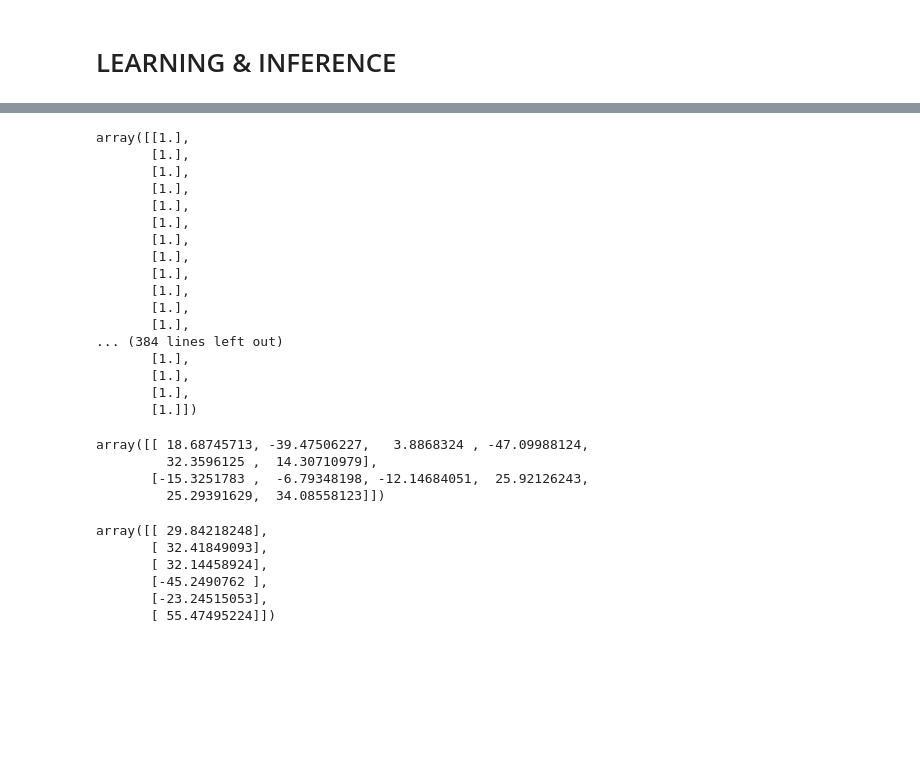
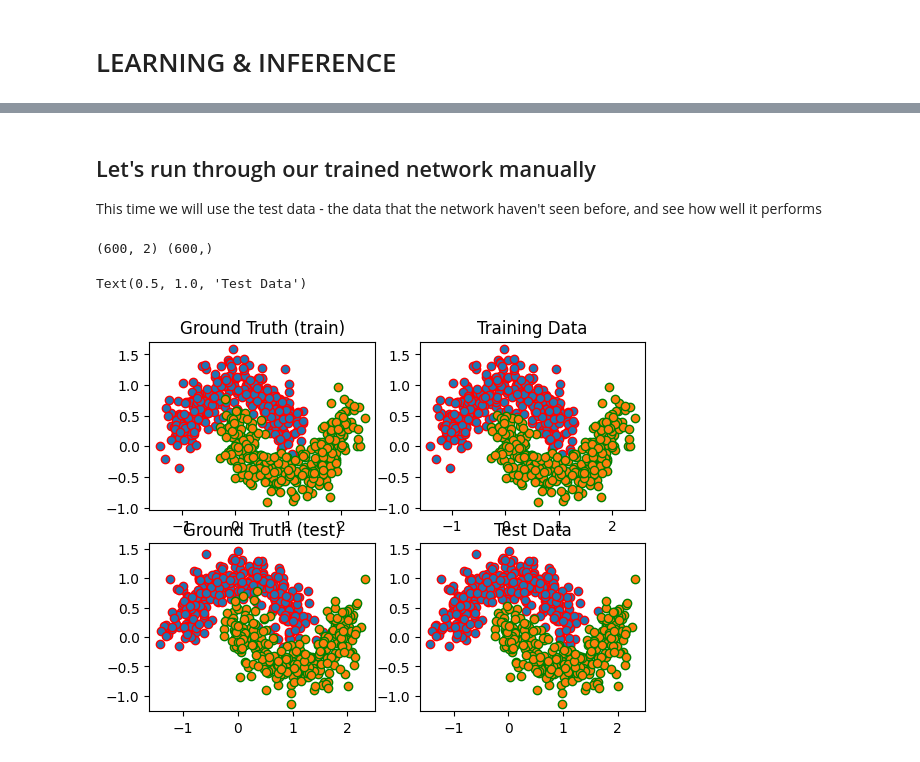
Before and after one commit to agvaniya/jupyter, a Jupyter notebook: ann/neural_nets.ipynb, the cells around one changed output, grey strips where cells are left out. Drawn from its saved outputs; the diff is of its cells as text; code cells hidden in the pictures; blank space fills up the shorter version.

```diff
--- a/ann/neural_nets.ipynb
+++ b/ann/neural_nets.ipynb
@@ -281,36 +174,43 @@ IndexError: index 1 is out of bounds for axis 1 with size 1
-# %%
-probs
-# %% [output]
-array([[1.],
-       [1.],
-       [1.],
-       [1.],
-       [1.],
-       [1.],
-       [1.],
-       [1.],
-       [1.],
-       [1.],
-       [1.],
-       [1.],
-... (384 lines left out)
-       [1.],
-       [1.],
-       [1.],
-       [1.]])
-# %%
-W1
-# %% [output]
-array([[ 18.68745713, -39.47506227,   3.8868324 , -47.09988124,
-         32.3596125 ,  14.30710979],
-       [-15.3251783 ,  -6.79348198, -12.14684051,  25.92126243,
-         25.29391629,  34.08558123]])
-# %%
-W3
-# %% [output]
-array([[ 29.84218248],
-       [ 32.41849093],
-       [ 32.14458924],
-       [-45.2490762 ],
-       [-23.24515053],
-       [ 55.47495224]])
+# %% [markdown]
+## Let's run through our trained network manually
+
+This time we will use the test data - the data that the network haven't seen before, and see how well it performs
+# %%
+W1 = cls.coefs_[0]
+W2 = cls.coefs_[1]
+W3 = cls.coefs_[2]
+b1 = cls.intercepts_[0]
+b2 = cls.intercepts_[1]
+b3 = cls.intercepts_[2]
+testX = np.array([[0,-0.5] ])
+
+sigmoid = lambda x: 1.0/(1.0+np.exp(-x))
+softmax = lambda x: np.exp(x) / np.sum(np.exp(x), axis=1, keepdims=True)
+
+l1 = sigmoid( X_test.dot(W1)+b1)
+l2 = sigmoid(l1.dot(W2) + b2)
+l3 = sigmoid(l2.dot(W3) + b3)
+out_class = np.zeros(l3.shape[0])
+out_class[l3[:,0] > 0.5] = 1
+
+print(X_test.shape, out_class.shape)
+plt.subplot(2,2,1)
+plt.scatter(X[y==0,0], X[y==0,1],edgecolors='r')
+plt.scatter(X[y==1,0], X[y==1,1],edgecolors='g')
+plt.title('Ground Truth (train)')
+plt.subplot(2,2,2)
+plt.scatter(X[pred_classes==0,0],X[pred_classes==0,1],edgecolors='r')
+plt.scatter(X[pred_classes==1,0],X[pred_classes==1,1],edgecolors='g')
+plt.title('Training Data')
+plt.subplot(2,2,3)
+plt.scatter(X_test[y_test==0,0], X_test[y_test==0,1],edgecolors='r')
+plt.scatter(X_test[y_test==1,0], X_test[y_test==1,1],edgecolors='g')
+plt.title('Ground Truth (test)')
+plt.subplot(2,2,4)
+plt.scatter(X_test[out_class==0,0],X_test[out_class==0,1],edgecolors='r')
+plt.scatter(X_test[out_class==1,0],X_test[out_class==1,1],edgecolors='g')
+plt.title('Test Data')
+# %% [output]
+(600, 2) (600,)
+Text(0.5, 1.0, 'Test Data')
+[figure, added]
```
Also changed, not shown: parts of 18 cells of this notebook, 1 other file.
